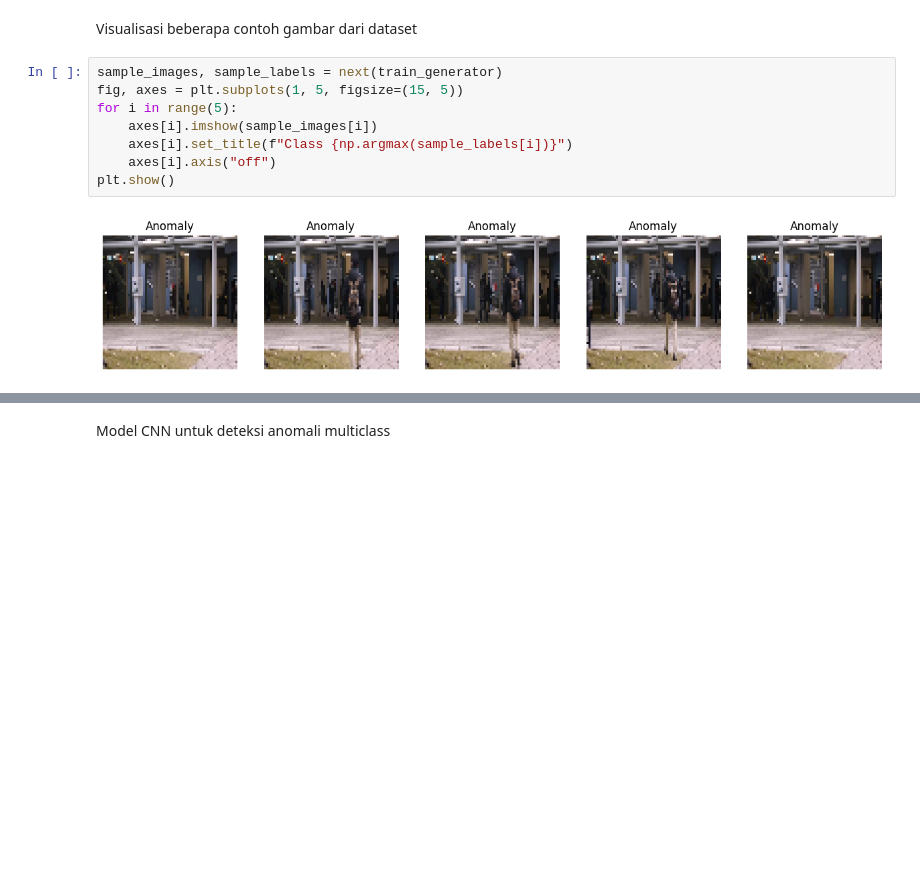
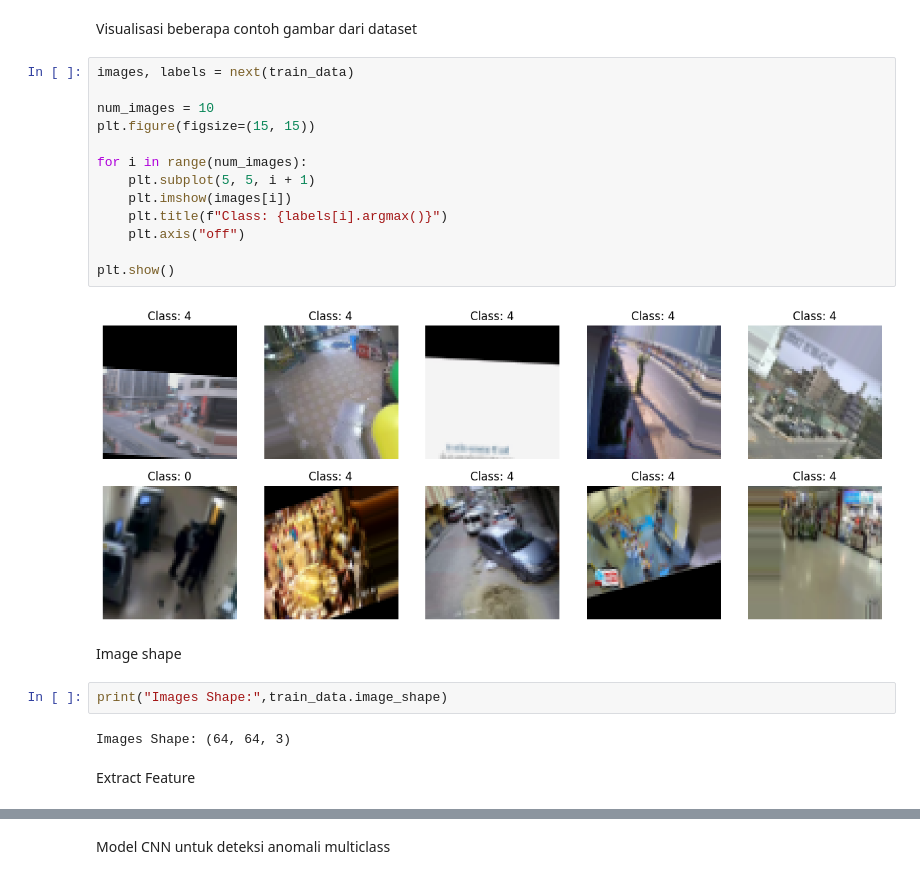
Before and after one commit to irsyamokta/anomali-detection, a Jupyter notebook: notebooks/anomali_detection.ipynb, the cells around one changed output, grey strips where cells are left out. Saved outputs shown, nothing was run; the diff lists cells and outputs as text; blank space fills up the shorter version.

```diff
--- a/notebooks/anomali_detection.ipynb
+++ b/notebooks/anomali_detection.ipynb
@@ -45,12 +114,25 @@ Found 57 images belonging to 2 classes.
 # %% [markdown]
 Visualisasi beberapa contoh gambar dari dataset
 # %%
-sample_images, sample_labels = next(train_generator)
-fig, axes = plt.subplots(1, 5, figsize=(15, 5))
-for i in range(5):
-    axes[i].imshow(sample_images[i])
-    axes[i].set_title(f"Class {np.argmax(sample_labels[i])}")
-    axes[i].axis("off")
+images, labels = next(train_data)
+
+num_images = 10
+plt.figure(figsize=(15, 15))
+
+for i in range(num_images):
+    plt.subplot(5, 5, i + 1)
+    plt.imshow(images[i])
+    plt.title(f"Class: {labels[i].argmax()}")
+    plt.axis("off")
+
 plt.show()
 # %% [output]
-[figure, old version]
+[figure, new version]
+# %% [markdown]
+Image shape
+# %%
+print("Images Shape:",train_data.image_shape)
+# %% [output]
+Images Shape: (64, 64, 3)
+# %% [markdown]
+Extract Feature
```
Also changed, not shown: parts of 29 cells of this notebook.
